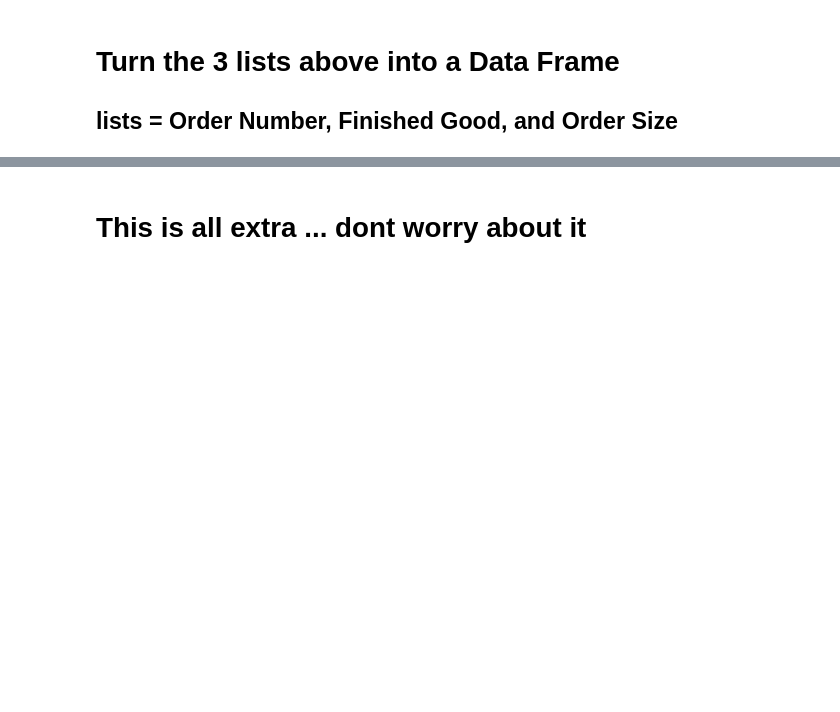
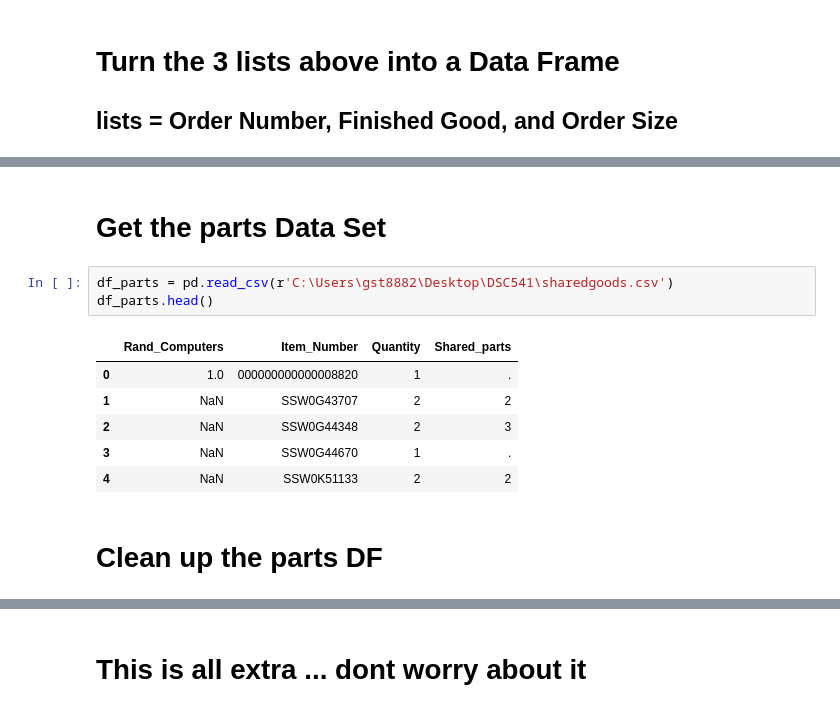
Before and after one commit to BigTerk/DSC541Lonovo, a Jupyter notebook: Lenovo.ipynb, the cells around one changed output, grey strips where cells are left out. Saved outputs shown, nothing was run; the diff lists cells and outputs as text; blank space fills up the shorter version.

```diff
--- a/Lenovo.ipynb
+++ b/Lenovo.ipynb
@@ -184 +184,15 @@ df_orders
 100 rows × 3 columns
+# %% [markdown]
+# Get the parts Data Set
+# %%
+df_parts = pd.read_csv(r'C:\Users\gst8882\Desktop\DSC541\sharedgoods.csv')
+df_parts.head()
+# %% [output]
+|  | Rand_Computers | Item_Number | Quantity | Shared_parts |
+| 0 | 1.0 | 000000000000008820 | 1 | . |
+| 1 | NaN | SSW0G43707 | 2 | 2 |
+| 2 | NaN | SSW0G44348 | 2 | 3 |
+| 3 | NaN | SSW0G44670 | 1 | . |
+| 4 | NaN | SSW0K51133 | 2 | 2 |
+# %% [markdown]
+# Clean up the parts DF
```
Also changed, not shown: parts of 11 cells of this notebook.
